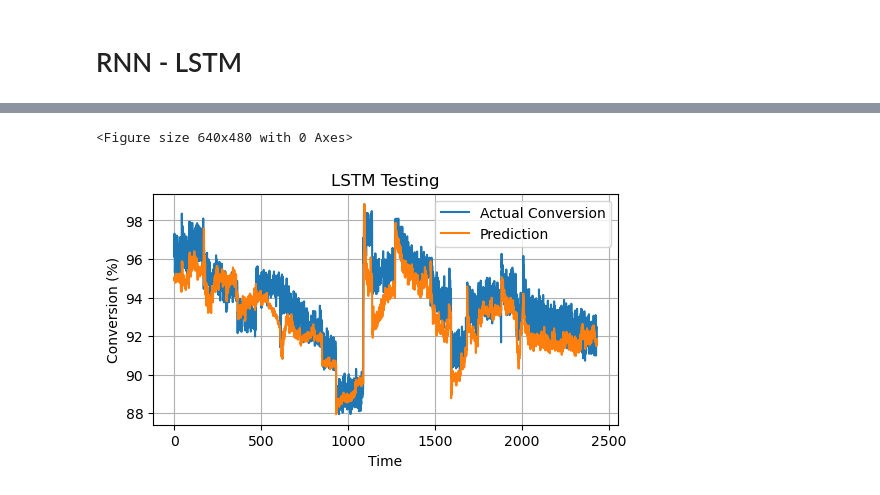
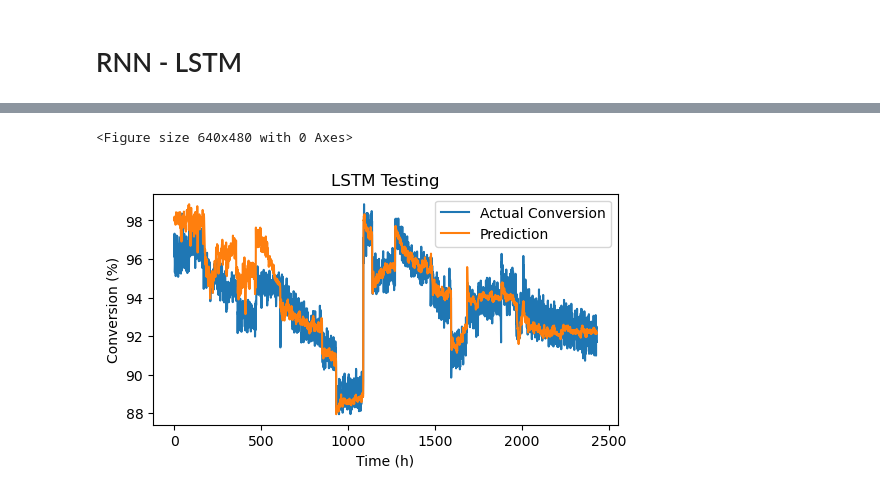
Before and after one commit to WisnuHanif/reactor_data, a Jupyter notebook: thesis_project.ipynb, the cells around one changed output, grey strips where cells are left out. Saved outputs shown, nothing was run; the diff lists cells and outputs as text; code cells hidden in the pictures.

```diff
--- a/thesis_project.ipynb
+++ b/thesis_project.ipynb
@@ -1071,14 +1094,0 @@ best_grid_first = svr_grid_first.best_estimator_
-# %%
-#Grid search to find best hyperparameters : 2nd round
-gamma = ['scale', 'auto']
-C = [0.001, 0.01, 0.1, 1, 10]
-epsilon = [0.0001, 0.001, 0.01, 0.1]
-
-# Create the random grid
-param_grid_final = {'C': C,
-               'epsilon': epsilon}
-
-# Create the grid search model and fit to the training data
-svr_grid_final = GridSearchCV(best_grid_first, param_grid=param_grid_final, verbose = 3, n_jobs=-1, cv = ts_split,
-                                scoring = 'r2')
-svr_grid_final.fit(X_train, y_train)
@@ -1196,5 +1171,0 @@ Bayesian Information Criterion: 335.051
-# %%
-#Testing the final model
-svr_fit = SVR(C = 1, epsilon = 0.1)
-svr_fit.fit(X_train, y_train)
-svr_tuning2 = svr_fit.predict(X_val)
@@ -1350,7 +1336,7 @@ model_tuning = KerasRegressor(build_fn=create_model, verbose=0)
 # %%
 # define the grid search parameters
 batch_size = [8, 16, 32, 64, 128, 256, 512]
-epochs = [10, 20, 50, 100]
+epochs = [10, 15, 20, 50] #trial without 100
 
 param_grid = dict(batch_size=batch_size, epochs=epochs)
 lstm_grid = GridSearchCV(estimator=model_tuning, param_grid=param_grid, n_jobs=-1, cv=ts_split)
@@ -1478,7 +1549,7 @@ def final_model():
     model = tf.keras.Sequential()
     model.add(tf.keras.layers.LSTM(75, return_sequences = True, input_shape = (X_train_adj.shape[1], X_train_adj.shape[2])))
     model.add(tf.keras.layers.LSTM(units=30))
-    model.add(tf.keras.layers.Dropout(0.2))
+    model.add(tf.keras.layers.Dropout(0))
     model.add(tf.keras.layers.Dense(units=1))
 
     # compile model
@@ -1562,16 +1648,15 @@ Bayesian Information Criterion: -327.950
 # %%
 #Plot actual vs prediction
 with plt.style.context('default'):
     plt.figure()
     plt.subplots(figsize=(6,3))
     plt.plot(return_conversion_scale(y_test), label = "Actual Conversion")
     plt.plot(return_conversion_scale(test_pred), label = "Prediction")
-    plt.grid()
     plt.title('LSTM Testing')
-    plt.xlabel('Time')
+    plt.xlabel('Time (h)')
     plt.ylabel('Conversion (%)')
     plt.legend(loc='best')
     plt.show()
 # %% [output]
 <Figure size 640x480 with 0 Axes>
-[figure, old version]
+[figure, new version]
```
Also changed, not shown: parts of 94 cells of this notebook.
